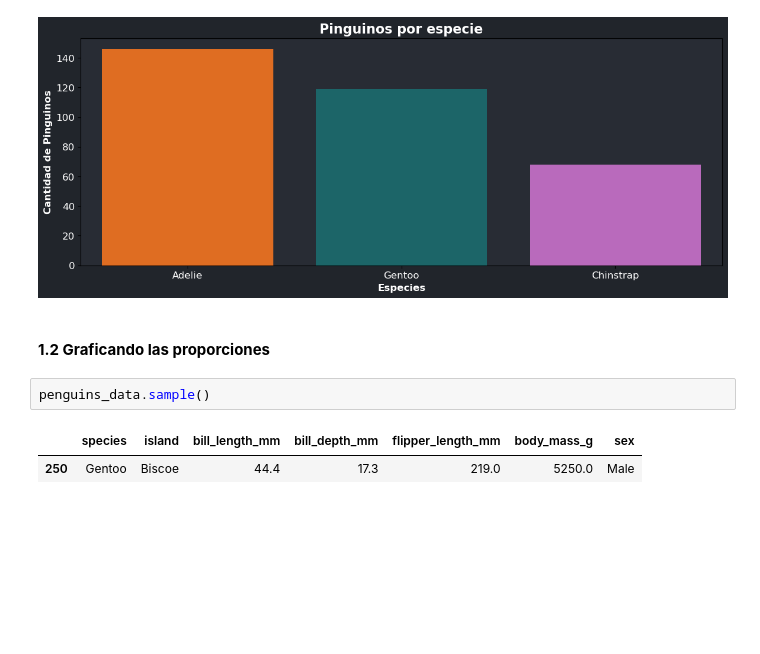
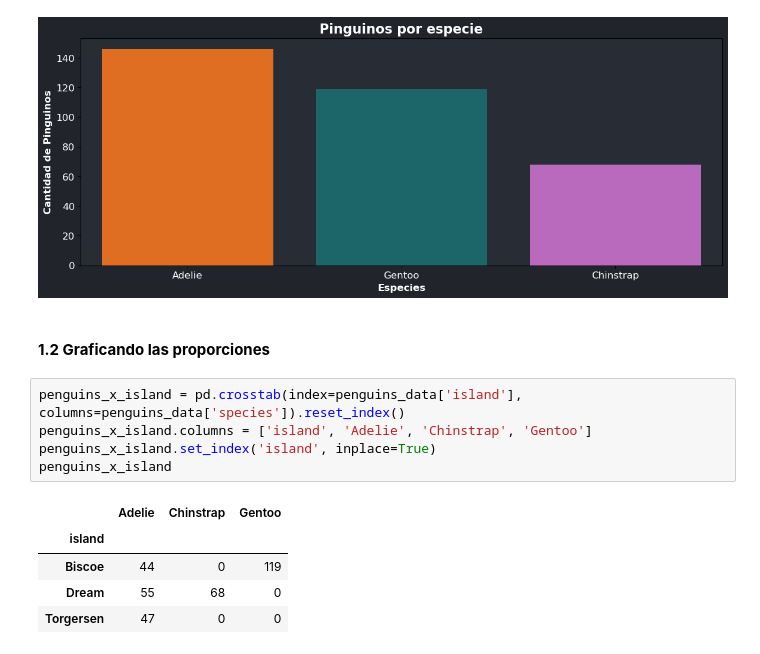
Before and after one commit to JuanFeA98/Fullstack_Data_Scientist, a Jupyter notebook: EDA/01.Analisis_Exploratorio_Datos.ipynb, the cells around one changed output. Cells and saved outputs as stored; diff of their text form; blank space fills up the shorter version.

```diff
--- a/EDA/01.Analisis_Exploratorio_Datos.ipynb
+++ b/EDA/01.Analisis_Exploratorio_Datos.ipynb
@@ -177,8 +177,14 @@ plt.show()
 [figure]
 # %% [markdown]
 #### **1.2 Graficando las proporciones**
-# %%
-penguins_data.sample()
-# %% [output]
-|  | species | island | bill_length_mm | bill_depth_mm | flipper_length_mm | body_mass_g | sex |
-| 250 | Gentoo | Biscoe | 44.4 | 17.3 | 219.0 | 5250.0 | Male |
+# %%
+penguins_x_island = pd.crosstab(index=penguins_data['island'], columns=penguins_data['species']).reset_index()
+penguins_x_island.columns = ['island', 'Adelie', 'Chinstrap', 'Gentoo']
+penguins_x_island.set_index('island', inplace=True)
+penguins_x_island
+# %% [output]
+|  | Adelie | Chinstrap | Gentoo |
+| island |  |  |  |
+| Biscoe | 44 | 0 | 119 |
+| Dream | 55 | 68 | 0 |
+| Torgersen | 47 | 0 | 0 |
```
Also changed, not shown: parts of 2 cells of this notebook.
